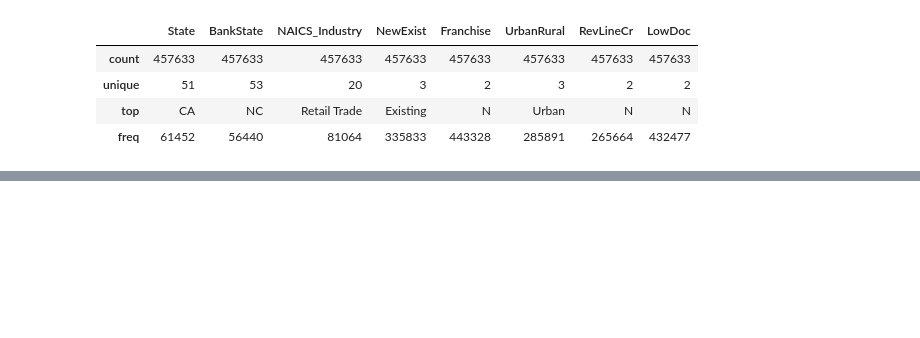
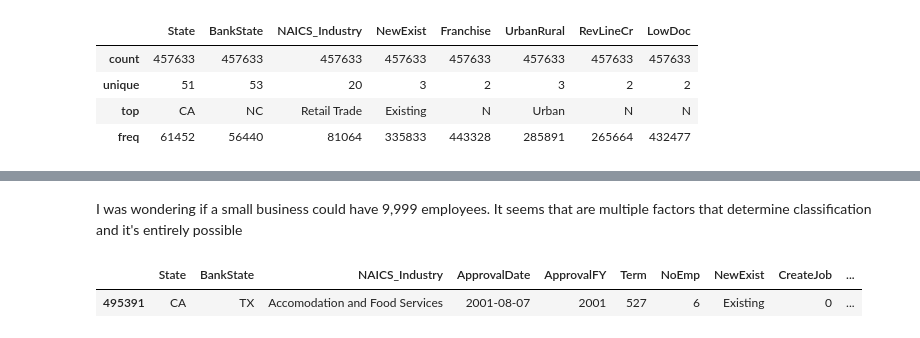
Before and after one commit to ik-okoro/SBA-Loans, a Jupyter notebook: SBA Loans Model.ipynb, the cells around one changed output, grey strips where cells are left out. Cells and saved outputs as stored; diff of their text form; code cells hidden in the pictures; blank space fills up the shorter version.

```diff
--- a/SBA Loans Model.ipynb
+++ b/SBA Loans Model.ipynb
@@ -929,0 +971,7 @@ df.describe(exclude = ["number", "datetime"], datetime_is_numeric= True)
+# %% [markdown]
+I was wondering if a small business could have 9,999 employees. It seems that are multiple factors that determine classification and it's entirely possible
+# %%
+df.loc[df.Term == 527]
+# %% [output]
+|  | State | BankState | NAICS_Industry | ApprovalDate | ApprovalFY | Term | NoEmp | NewExist | CreateJob | ... |
+| 495391 | CA | TX | Accomodation and Food Services | 2001-08-07 | 2001 | 527 | 6 | Existing | 0 | ... |
```
Also changed, not shown: parts of 25 cells of this notebook.
